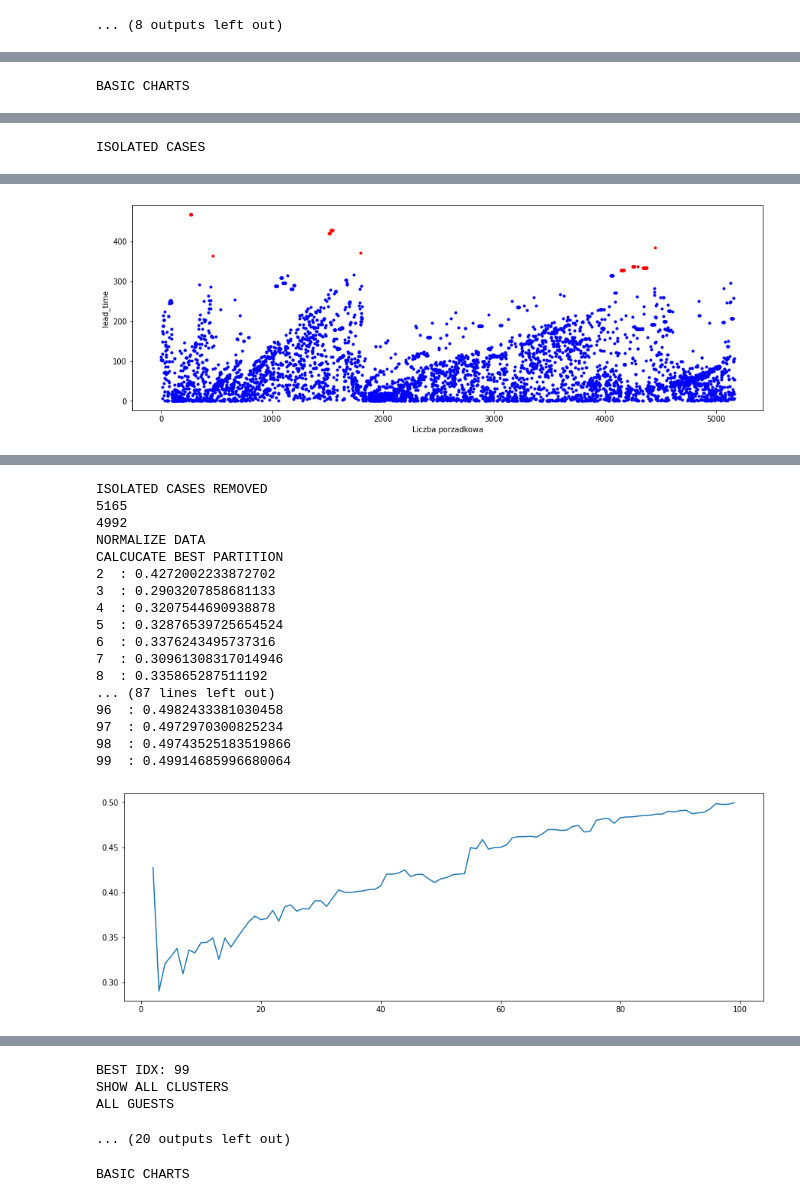
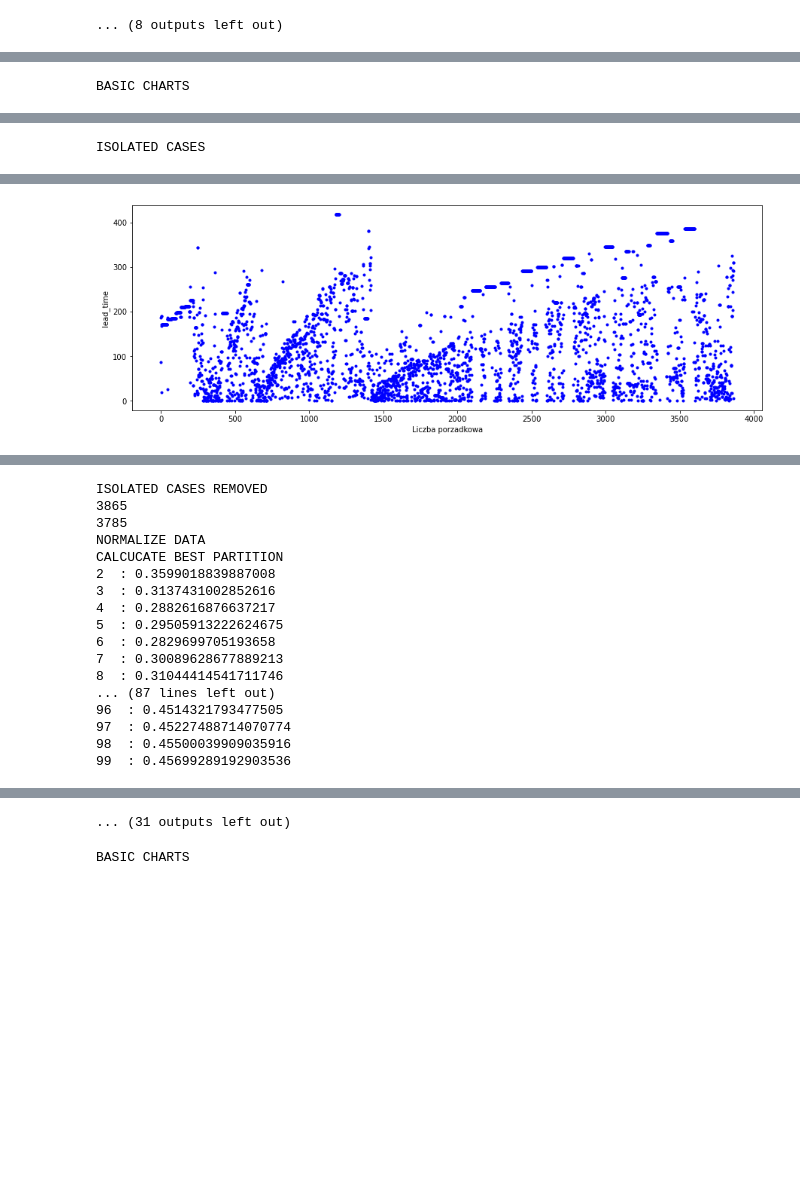
Before and after one commit to Makaa88/Eksploracja, a Jupyter notebook: Projekt2.ipynb, the cells around one changed output, grey strips where cells are left out. Cells and saved outputs as stored; diff of their text form; code cells hidden in the pictures; blank space fills up the shorter version.

```diff
--- a/Projekt2.ipynb
+++ b/Projekt2.ipynb
@@ -224,7 +279,7 @@ show_isolated_cases(portugal_df, 'days_in_hotel', 5)
 # %%
 print(len(portugal_df))
 to_remove_labels = remove_outliners(portugal_df, 'days_in_waiting_list')
-portugal_df = portugal_df[['all_guests', 'days_in_waiting_list', 'lead_time', 'days_in_hotel']].copy()
+portugal_df = portugal_df[['all_guests', 'days_in_waiting_list', 'lead_time', 'days_in_hotel', 'total_of_special_requests']].copy()
 portugal_df = portugal_df.drop(to_remove_labels)
 
 to_remove_labels = remove_outliners(portugal_df, 'lead_time')
@@ -380,6 +436,11 @@ def show_all_clusters(data_frame, kmeans_result):
         #lead_time vs others
     for i in data_frame:
         show_clusters('lead_time', i, data_frame, kmeans_result)
+
+    print("TOTAL OF SPECIAL REQUESTS")
+        #lead_time vs others
+    for i in data_frame:
+        show_clusters('total_of_special_requests', i, data_frame, kmeans_result)
 # %%
 show_all_clusters(portugal_df_normalized, kmeans_result)
 # %% [output]
@@ -398,0 +498,4 @@ DAYS IN WAITING LIST
+# %%
+kmeans = KMeans(n_clusters = 3, n_init=10, max_iter=350, random_state=42)
+kmeans_result = kmeans.fit(portugal_df_normalized)
+show_all_clusters(portugal_df_normalized, kmeans_result)
@@ -467,18 +584,20 @@ def perform_all_opertaions(data_frame):
 
     print("ISOLATED CASES")
         #Liczba gosci
-    show_isolated_cases(data_frame, 'all_guests')
+    show_isolated_cases(data_frame, 'all_guests', 5, True)
     #Czas pobytu
-    show_isolated_cases(data_frame, 'days_in_hotel')
+    show_isolated_cases(data_frame, 'days_in_hotel', 5, True)
     #Wczesniejsza rezerwacja
     show_isolated_cases(data_frame, 'lead_time')
     #Oczekiwanie na akceptacje rezerwacji
     show_isolated_cases(data_frame, 'days_in_waiting_list')
+        #total_of_special_requests
+    show_isolated_cases(data_frame, 'total_of_special_requests')
 
     print("ISOLATED CASES REMOVED")
     print(len(data_frame))
     to_remove_labels = remove_outliners(data_frame, 'days_in_waiting_list')
-    data_frame = data_frame[['all_guests', 'days_in_waiting_list', 'lead_time', 'days_in_hotel']].copy()
+    data_frame = data_frame[['all_guests', 'days_in_waiting_list', 'lead_time', 'days_in_hotel', 'total_of_special_requests']].copy()
     data_frame = data_frame.drop(to_remove_labels)
 
     to_remove_labels = remove_outliners(data_frame, 'lead_time')
@@ -499,7 +618,7 @@ def perform_all_opertaions(data_frame):
     print("BEST IDX: " + str(best_idx))
 
     clusters_number = best_idx
-    kmeans = KMeans(n_clusters = clusters_number, n_init=10, max_iter=350, random_state=42)
+    kmeans = KMeans(n_clusters = 3, n_init=10, max_iter=350, random_state=42)
     kmeans_result = kmeans.fit(data_frame_normalized)
 
     print("SHOW ALL CLUSTERS")
@@ -507,6 +626,6 @@ def perform_all_opertaions(data_frame):
     print("CLASSIFY")
     divide_and_classify(data_frame_normalized, best_idx)
 # %%
-perform_all_opertaions(france_df)
+perform_all_opertaions(germany_df)
 # %% [output]
 BASIC CHARTS
@@ -519 +638 @@ ISOLATED CASES
-[figure, old version]
+[figure, new version]
@@ -521,18 +641,17 @@ ISOLATED CASES
 ISOLATED CASES REMOVED
-5165
-4992
+3865
+3785
 NORMALIZE DATA
 CALCUCATE BEST PARTITION
-2  : 0.4272002233872702
-3  : 0.2903207858681133
-4  : 0.3207544690938878
-5  : 0.32876539725654524
-6  : 0.3376243495737316
-7  : 0.30961308317014946
-8  : 0.335865287511192
+2  : 0.3599018839887008
+3  : 0.3137431002852616
+4  : 0.2882616876637217
+5  : 0.29505913222624675
+6  : 0.2829699705193658
+7  : 0.30089628677889213
+8  : 0.31044414541711746
 ... (87 lines left out)
-96  : 0.4982433381030458
-97  : 0.4972970300825234
-98  : 0.49743525183519866
-99  : 0.49914685996680064
+96  : 0.4514321793477505
+97  : 0.45227488714070774
+98  : 0.45500039909035916
+99  : 0.45699289192903536
-[figure, old version]
@@ -539,7 +659,4 @@ CALCUCATE BEST PARTITION
-BEST IDX: 99
-SHOW ALL CLUSTERS
-ALL GUESTS
+... (31 outputs left out)
-... (20 outputs left out)
 # %%
 perform_all_opertaions(poland_df)
 # %% [output]
```
Also changed, not shown: parts of 19 cells of this notebook, 1 other file.
